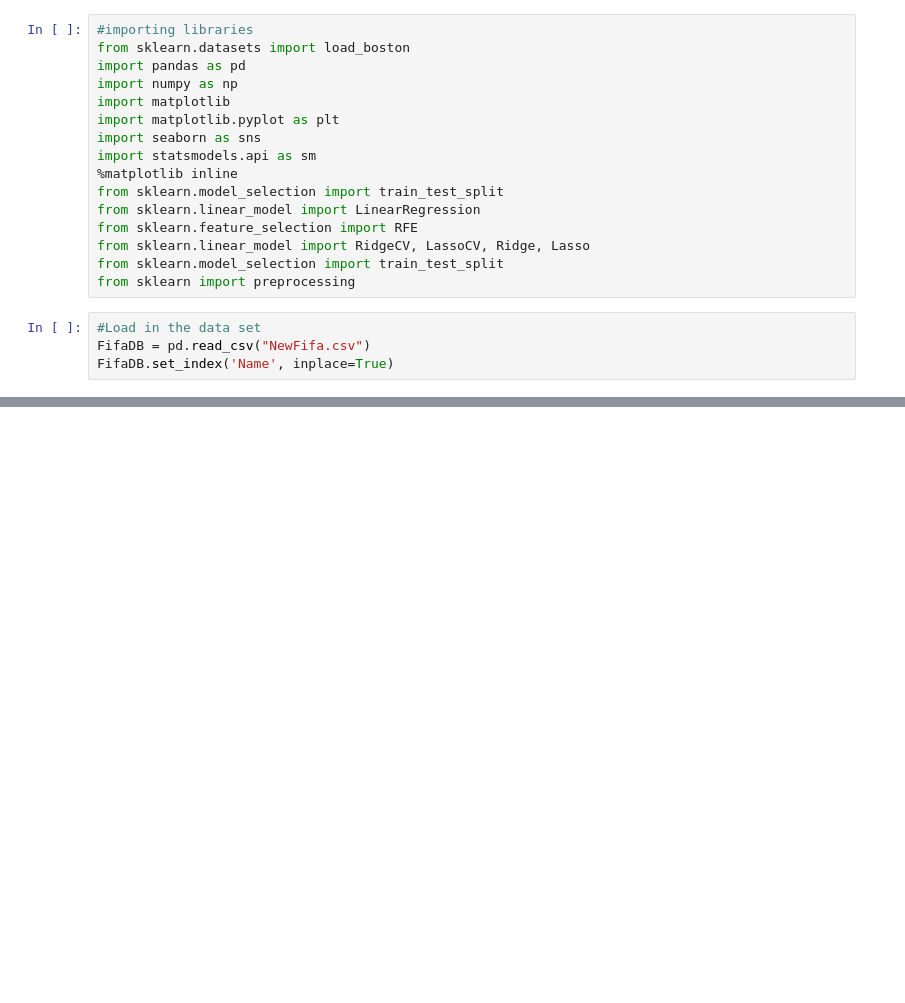
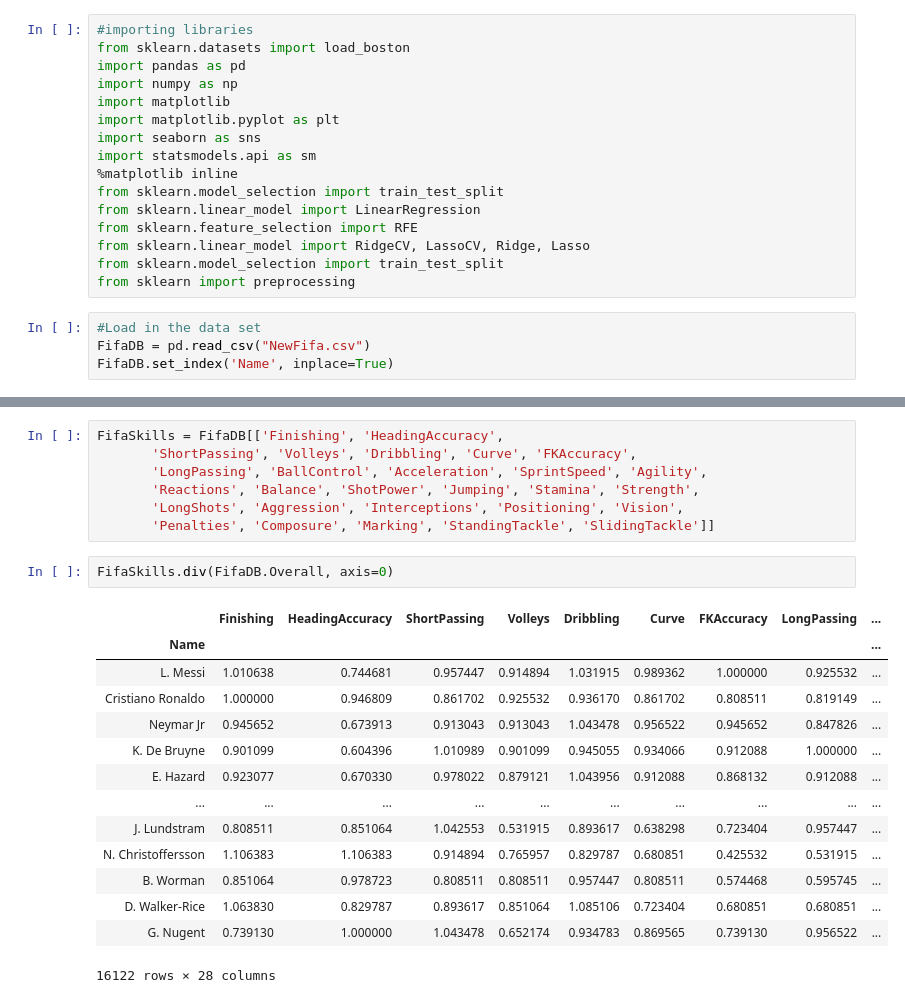
Before and after one commit to StanEveleens/MLNew, a Jupyter notebook: MachineLearning New/Stan.ipynb, the cells around one changed output, grey strips where cells are left out. Saved outputs shown, nothing was run; the diff lists cells and outputs as text; blank space fills up the shorter version.

```diff
--- a/MachineLearning New/Stan.ipynb
+++ b/MachineLearning New/Stan.ipynb
@@ -51,0 +70,24 @@ FifaDB.head(10)
+# %%
+FifaSkills = FifaDB[['Finishing', 'HeadingAccuracy',
+       'ShortPassing', 'Volleys', 'Dribbling', 'Curve', 'FKAccuracy',
+       'LongPassing', 'BallControl', 'Acceleration', 'SprintSpeed', 'Agility',
+       'Reactions', 'Balance', 'ShotPower', 'Jumping', 'Stamina', 'Strength',
+       'LongShots', 'Aggression', 'Interceptions', 'Positioning', 'Vision',
+       'Penalties', 'Composure', 'Marking', 'StandingTackle', 'SlidingTackle']]
+# %%
+FifaSkills.div(FifaDB.Overall, axis=0)
+# %% [output]
+|  | Finishing | HeadingAccuracy | ShortPassing | Volleys | Dribbling | Curve | FKAccuracy | LongPassing | ... |
+| Name |  |  |  |  |  |  |  |  | ... |
+| L. Messi | 1.010638 | 0.744681 | 0.957447 | 0.914894 | 1.031915 | 0.989362 | 1.000000 | 0.925532 | ... |
+| Cristiano Ronaldo | 1.000000 | 0.946809 | 0.861702 | 0.925532 | 0.936170 | 0.861702 | 0.808511 | 0.819149 | ... |
+| Neymar Jr | 0.945652 | 0.673913 | 0.913043 | 0.913043 | 1.043478 | 0.956522 | 0.945652 | 0.847826 | ... |
+| K. De Bruyne | 0.901099 | 0.604396 | 1.010989 | 0.901099 | 0.945055 | 0.934066 | 0.912088 | 1.000000 | ... |
+| E. Hazard | 0.923077 | 0.670330 | 0.978022 | 0.879121 | 1.043956 | 0.912088 | 0.868132 | 0.912088 | ... |
+| ... | ... | ... | ... | ... | ... | ... | ... | ... | ... |
+| J. Lundstram | 0.808511 | 0.851064 | 1.042553 | 0.531915 | 0.893617 | 0.638298 | 0.723404 | 0.957447 | ... |
+| N. Christoffersson | 1.106383 | 1.106383 | 0.914894 | 0.765957 | 0.829787 | 0.680851 | 0.425532 | 0.531915 | ... |
+| B. Worman | 0.851064 | 0.978723 | 0.808511 | 0.808511 | 0.957447 | 0.808511 | 0.574468 | 0.595745 | ... |
+| D. Walker-Rice | 1.063830 | 0.829787 | 0.893617 | 0.851064 | 1.085106 | 0.723404 | 0.680851 | 0.680851 | ... |
+| G. Nugent | 0.739130 | 1.000000 | 1.043478 | 0.652174 | 0.934783 | 0.869565 | 0.739130 | 0.956522 | ... |
+16122 rows × 28 columns
```
Also changed, not shown: parts of 4 cells of this notebook.
